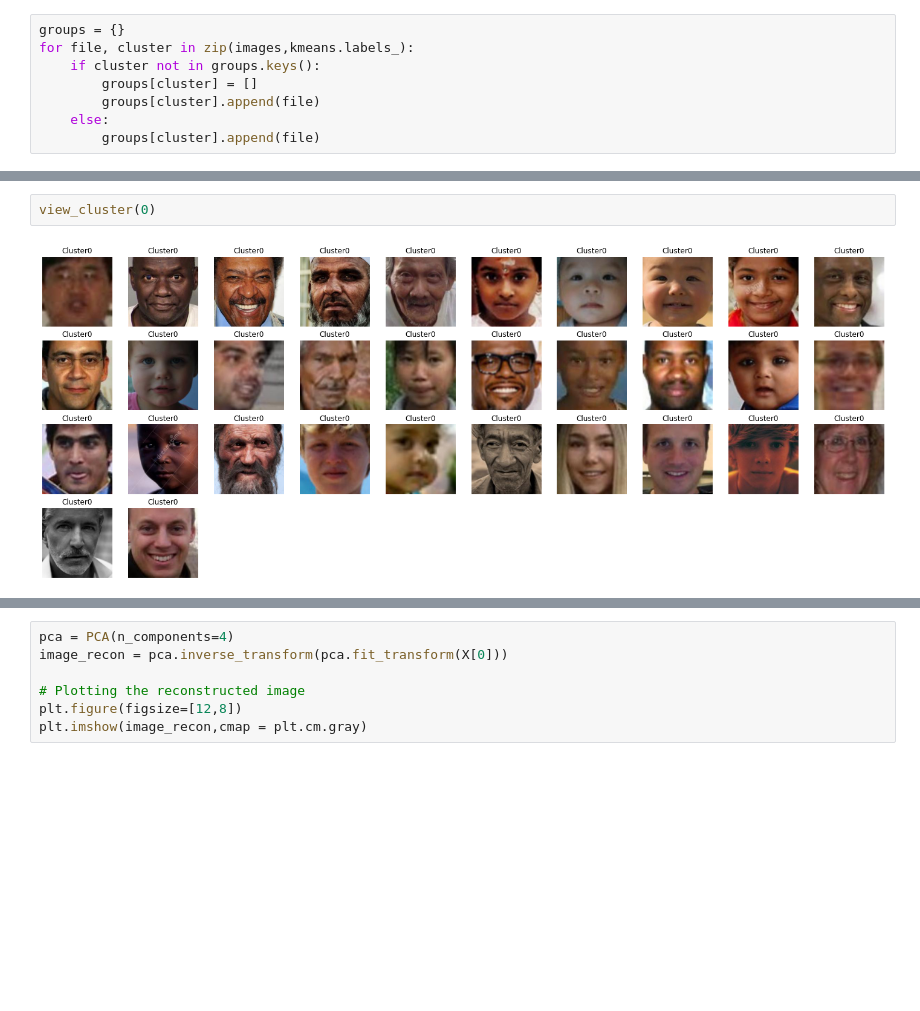
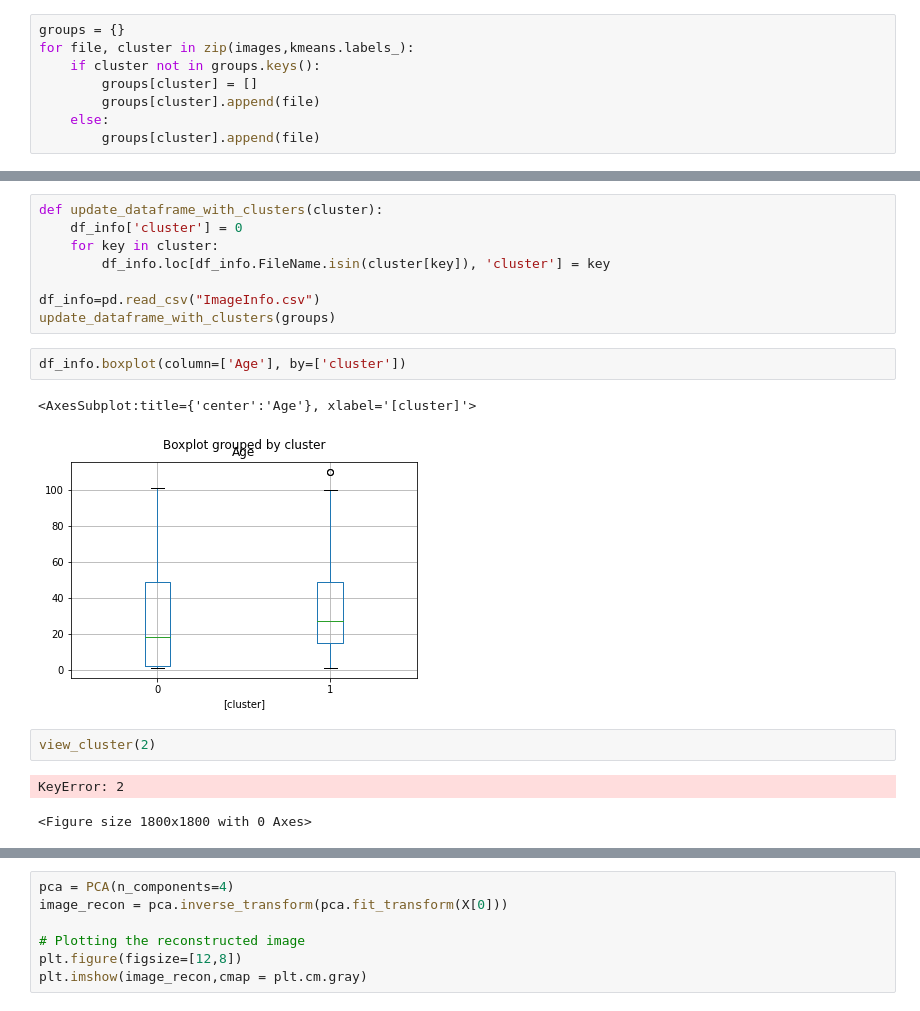
Before and after one commit to koldbrandt/glowing-umbrella-faces-unsup, a Jupyter notebook: ICA.ipynb, the cells around one changed output, grey strips where cells are left out. Saved outputs shown, nothing was run; the diff lists cells and outputs as text; blank space fills up the shorter version.

Commit message:
Added metrics for evaluating clusters

```diff
--- a/ICA.ipynb
+++ b/ICA.ipynb
@@ -122,4 +95,18 @@ for i in groups[2]:
-# %%
-view_cluster(0)
-# %% [output]
-[figure, removed]
+# %%
+def update_dataframe_with_clusters(cluster):
+    df_info['cluster'] = 0
+    for key in cluster:
+        df_info.loc[df_info.FileName.isin(cluster[key]), 'cluster'] = key
+
+df_info=pd.read_csv("ImageInfo.csv")
+update_dataframe_with_clusters(groups)
+# %%
+df_info.boxplot(column=['Age'], by=['cluster'])
+# %% [output]
+<AxesSubplot:title={'center':'Age'}, xlabel='[cluster]'>
+[figure, added]
+# %%
+view_cluster(2)
+# %% [output]
+KeyError: 2
+<Figure size 1800x1800 with 0 Axes>
```
Also changed, not shown: parts of 18 cells of this notebook, 3 other files.
